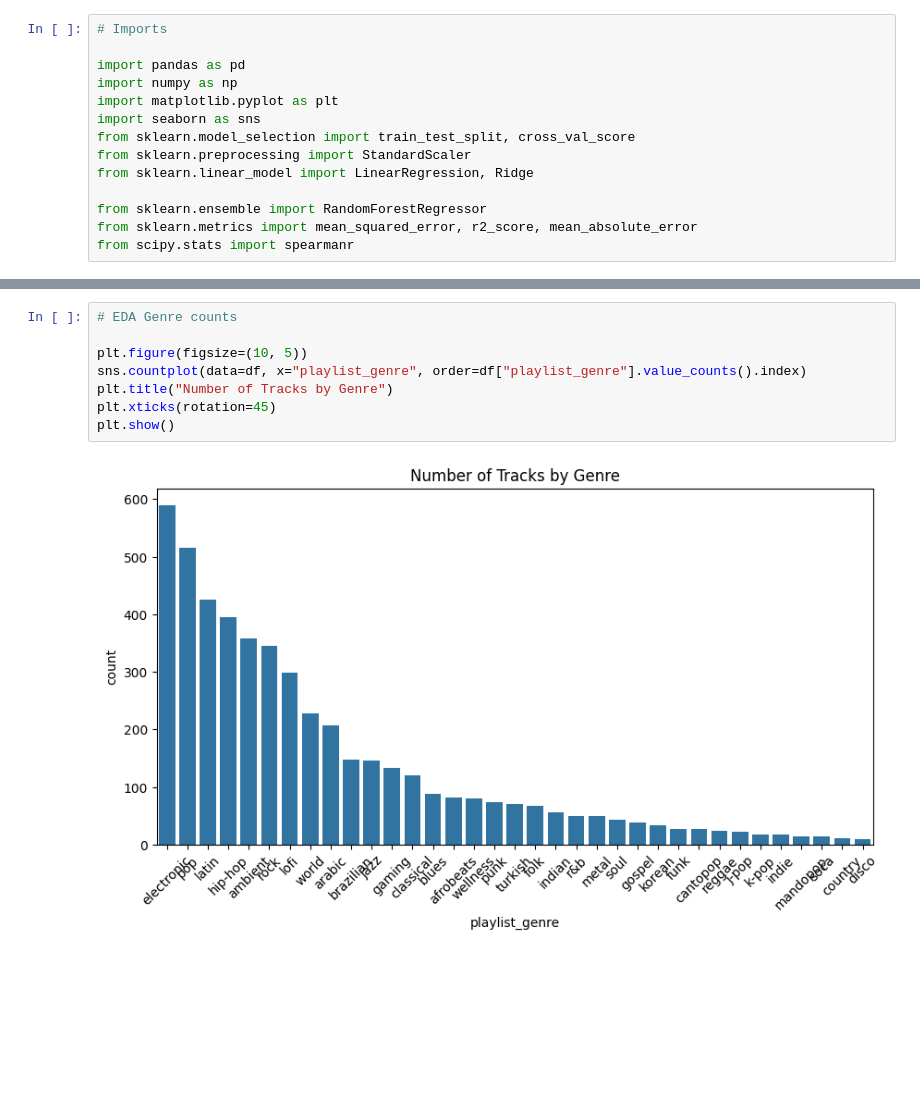
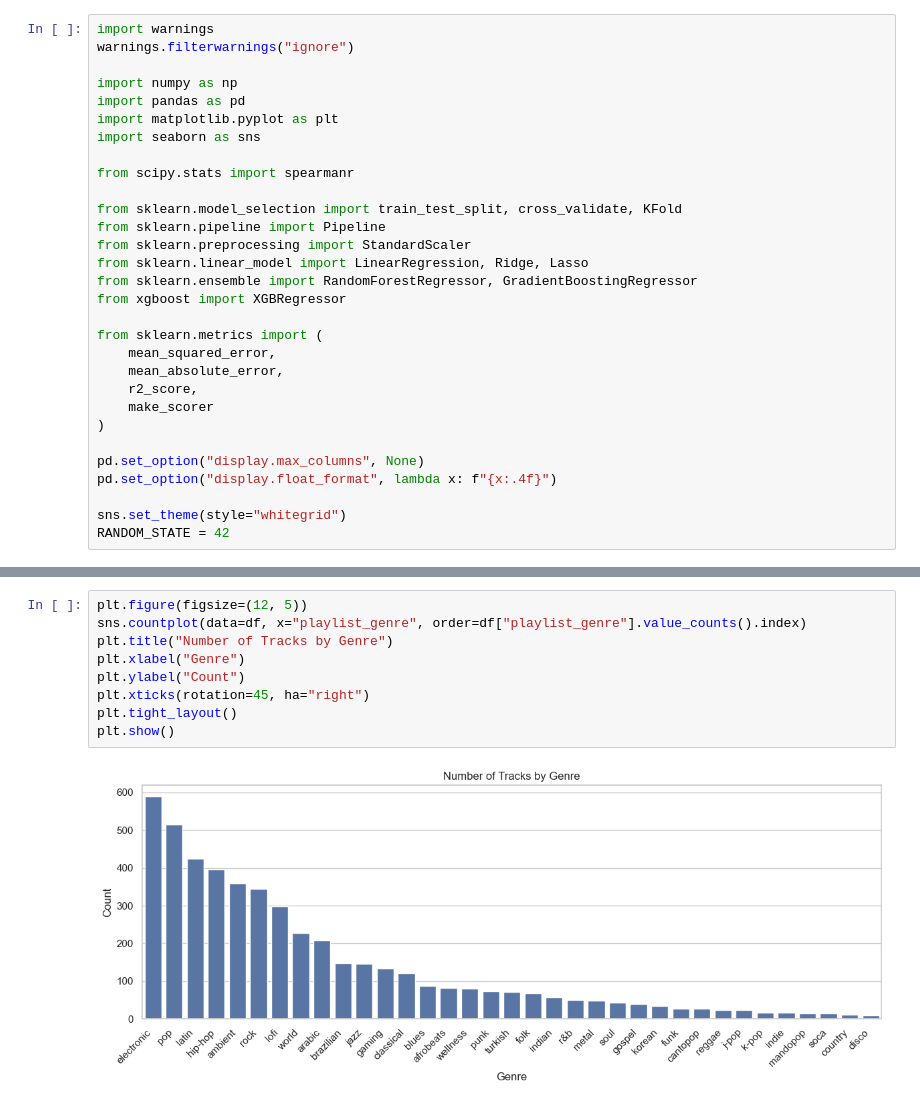
Before and after one commit to adityaanantharaman16/DS4400-FinalProject, a Jupyter notebook: notebook1.ipynb, the cells around one changed output, grey strips where cells are left out. Cells and saved outputs as stored; diff of their text form; blank space fills up the shorter version.

```diff
--- a/notebook1.ipynb
+++ b/notebook1.ipynb
@@ -1,14 +8,30 @@
 # %%
-# Imports
+import warnings
+warnings.filterwarnings("ignore")
 
+import numpy as np
 import pandas as pd
-import numpy as np
 import matplotlib.pyplot as plt
 import seaborn as sns
-from sklearn.model_selection import train_test_split, cross_val_score
+
+from scipy.stats import spearmanr
+
+from sklearn.model_selection import train_test_split, cross_validate, KFold
+from sklearn.pipeline import Pipeline
 from sklearn.preprocessing import StandardScaler
-from sklearn.linear_model import LinearRegression, Ridge
+from sklearn.linear_model import LinearRegression, Ridge, Lasso
+from sklearn.ensemble import RandomForestRegressor, GradientBoostingRegressor
+from xgboost import XGBRegressor
 
-from sklearn.ensemble import RandomForestRegressor
-from sklearn.metrics import mean_squared_error, r2_score, mean_absolute_error
-from scipy.stats import spearmanr
+from sklearn.metrics import (
+    mean_squared_error,
+    mean_absolute_error,
+    r2_score,
+    make_scorer
+)
+
+pd.set_option("display.max_columns", None)
+pd.set_option("display.float_format", lambda x: f"{x:.4f}")
+
+sns.set_theme(style="whitegrid")
+RANDOM_STATE = 42
@@ -178,11 +215,12 @@ plt.show()
 # %%
-# EDA Genre counts
-
-plt.figure(figsize=(10, 5))
+plt.figure(figsize=(12, 5))
 sns.countplot(data=df, x="playlist_genre", order=df["playlist_genre"].value_counts().index)
 plt.title("Number of Tracks by Genre")
-plt.xticks(rotation=45)
+plt.xlabel("Genre")
+plt.ylabel("Count")
+plt.xticks(rotation=45, ha="right")
+plt.tight_layout()
 plt.show()
 # %% [output]
-[figure, old version]
+[figure, new version]
 # %%
```
Also changed, not shown: parts of 40 cells of this notebook, 1 other file.
